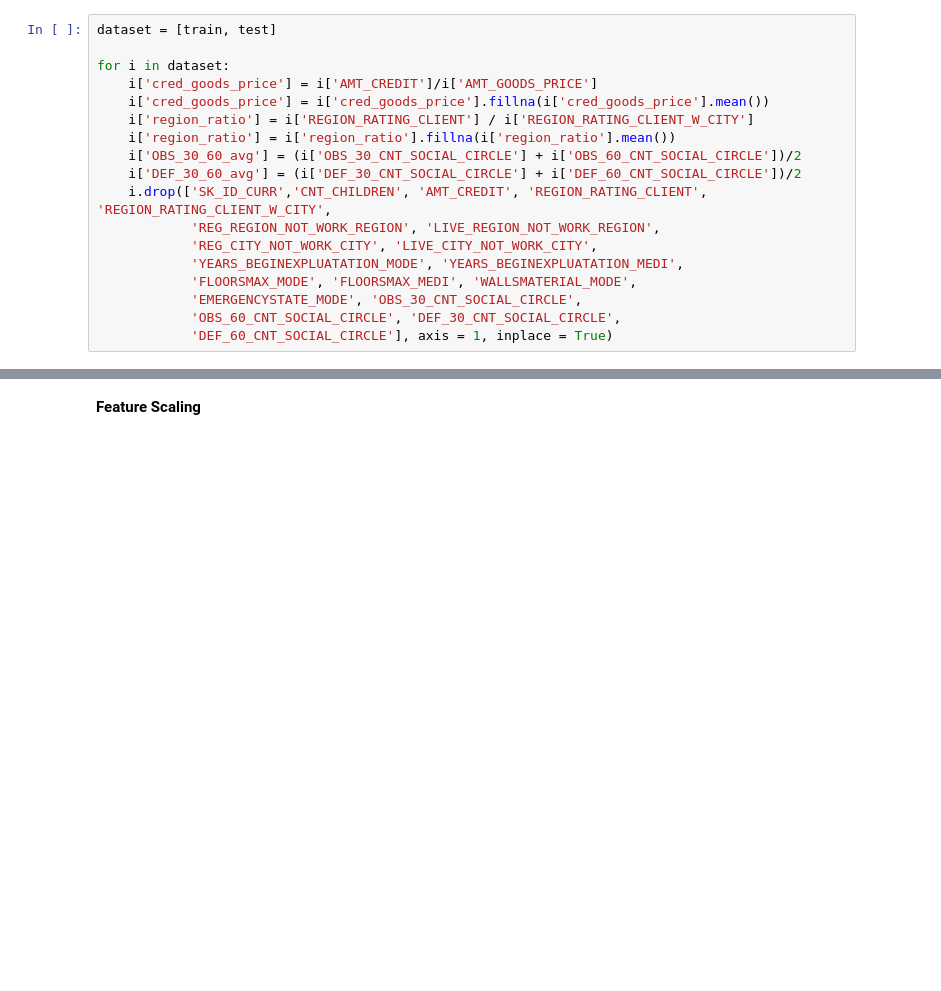
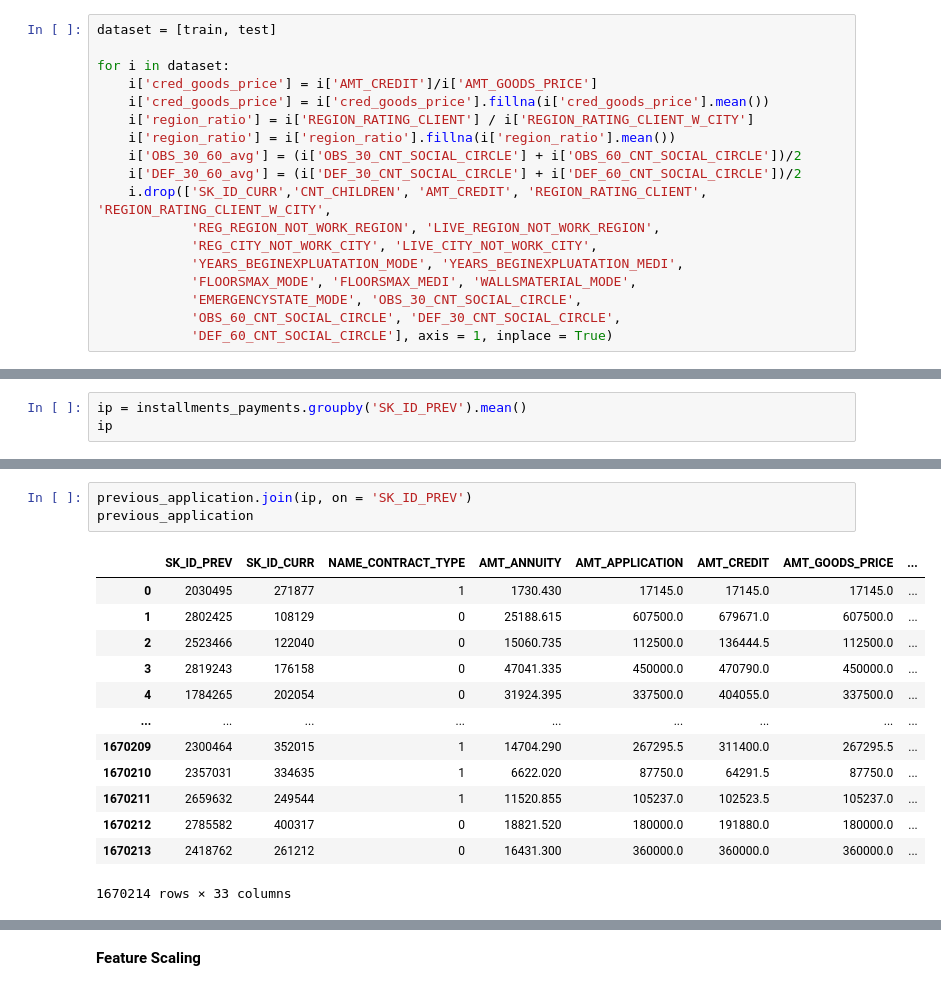
Before and after one commit to williamhilmysusatyo/home-credit, a Jupyter notebook: notebooks.ipynb, the cells around one changed output, grey strips where cells are left out. Cells and saved outputs as stored; diff of their text form; blank space fills up the shorter version.

```diff
--- a/notebooks.ipynb
+++ b/notebooks.ipynb
@@ -534,0 +560,3 @@ len(train.columns)
+# %%
+ip = installments_payments.groupby('SK_ID_PREV').mean()
+ip
@@ -534,0 +727,17 @@ len(train.columns)
+# %%
+previous_application.join(ip, on = 'SK_ID_PREV')
+previous_application
+# %% [output]
+|  | SK_ID_PREV | SK_ID_CURR | NAME_CONTRACT_TYPE | AMT_ANNUITY | AMT_APPLICATION | AMT_CREDIT | AMT_GOODS_PRICE | ... |
+| 0 | 2030495 | 271877 | 1 | 1730.430 | 17145.0 | 17145.0 | 17145.0 | ... |
+| 1 | 2802425 | 108129 | 0 | 25188.615 | 607500.0 | 679671.0 | 607500.0 | ... |
+| 2 | 2523466 | 122040 | 0 | 15060.735 | 112500.0 | 136444.5 | 112500.0 | ... |
+| 3 | 2819243 | 176158 | 0 | 47041.335 | 450000.0 | 470790.0 | 450000.0 | ... |
+| 4 | 1784265 | 202054 | 0 | 31924.395 | 337500.0 | 404055.0 | 337500.0 | ... |
+| ... | ... | ... | ... | ... | ... | ... | ... | ... |
+| 1670209 | 2300464 | 352015 | 1 | 14704.290 | 267295.5 | 311400.0 | 267295.5 | ... |
+| 1670210 | 2357031 | 334635 | 1 | 6622.020 | 87750.0 | 64291.5 | 87750.0 | ... |
+| 1670211 | 2659632 | 249544 | 1 | 11520.855 | 105237.0 | 102523.5 | 105237.0 | ... |
+| 1670212 | 2785582 | 400317 | 0 | 18821.520 | 180000.0 | 191880.0 | 180000.0 | ... |
+| 1670213 | 2418762 | 261212 | 0 | 16431.300 | 360000.0 | 360000.0 | 360000.0 | ... |
+1670214 rows × 33 columns
```
Also changed, not shown: parts of 44 cells of this notebook.
